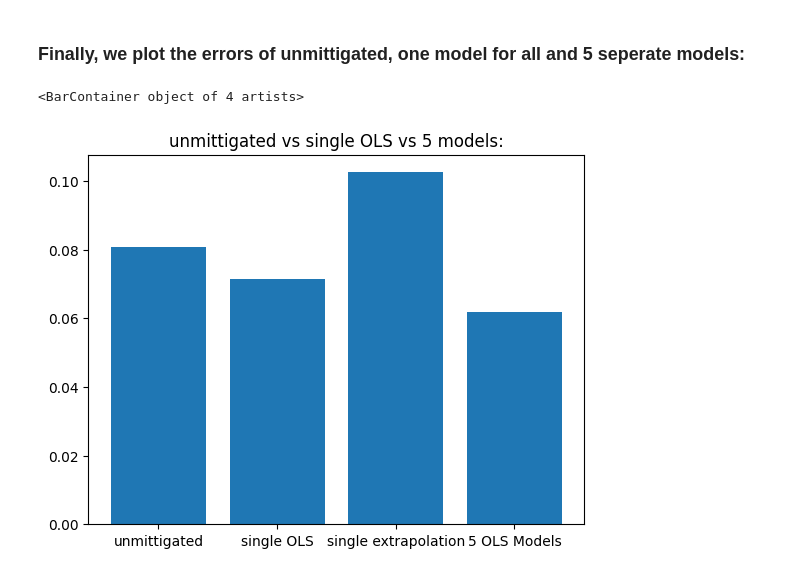
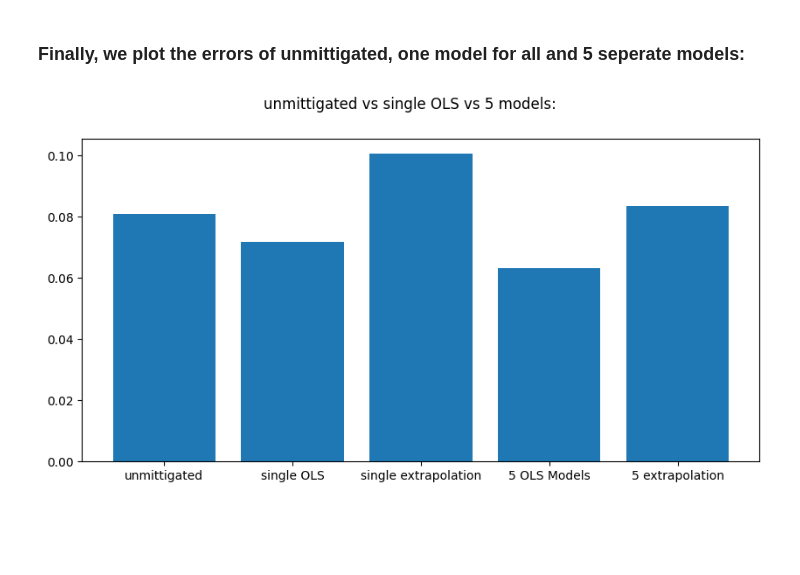
Before and after one commit to prachisharma21/ML_4_QEM, a Jupyter notebook: 5Models_Test.ipynb, the cells around one changed output. Cells and saved outputs as stored; diff of their text form; code cells hidden in the pictures; blank space fills up the shorter version.

Commit message:
added extrapolation tests

```diff
--- a/5Models_Test.ipynb
+++ b/5Models_Test.ipynb
@@ -261,41 +261,57 @@ Xtest_q1 = Xtest[Xtest['encoded_observable'] == '01000']
 Xtest_q2 = Xtest[Xtest['encoded_observable'] == '00100']
 Xtest_q3 = Xtest[Xtest['encoded_observable'] == '00010']
 Xtest_q4 = Xtest[Xtest['encoded_observable'] == '00001']
 
 ytest_q0 = []
 ytest_q1 = []
 ytest_q2 = []
 ytest_q3 = []
 ytest_q4 = []
 
 for i in range(len(Xtest['encoded_observable'])):
     tmp = Xtest['encoded_observable'][i].find('1')
     if(tmp == 0):
         ytest_q0.append(ytest[i])
     if(tmp == 1):
         ytest_q1.append(ytest[i])
     if(tmp == 2):
         ytest_q2.append(ytest[i])
     if(tmp == 3):
         ytest_q3.append(ytest[i])
     if(tmp == 4):
         ytest_q4.append(ytest[i])
 
+input_string = df_extrapolation['observable']
+encoded_string = []
+for string in input_string:
+    encoded_string.append(''.join(['0' if char == 'I' else '1' for char in string]))
+df_extrapolation['encoded_observable'] = encoded_string
+df_ex_q0 = df_extrapolation[df_extrapolation['encoded_observable'] == '10000']
+df_ex_q1 = df_extrapolation[df_extrapolation['encoded_observable'] == '01000']
+df_ex_q2 = df_extrapolation[df_extrapolation['encoded_observable'] == '00100']
+df_ex_q3 = df_extrapolation[df_extrapolation['encoded_observable'] == '00010']
+df_ex_q4 = df_extrapolation[df_extrapolation['encoded_observable'] == '00001']
+
 #q0:
-tmp = [(Xtrain_q0, Xtest_q0, ytrain_q0, ytest_q0),
-       (Xtrain_q1, Xtest_q1, ytrain_q1, ytest_q1),
-       (Xtrain_q2, Xtest_q2, ytrain_q2, ytest_q2),
-       (Xtrain_q3, Xtest_q3, ytrain_q3, ytest_q3),
-       (Xtrain_q4, Xtest_q4, ytrain_q4, ytest_q4)]
+tmp = [(Xtrain_q0, Xtest_q0, ytrain_q0, ytest_q0, df_ex_q0),
+       (Xtrain_q1, Xtest_q1, ytrain_q1, ytest_q1, df_ex_q1),
+       (Xtrain_q2, Xtest_q2, ytrain_q2, ytest_q2, df_ex_q2),
+       (Xtrain_q3, Xtest_q3, ytrain_q3, ytest_q3, df_ex_q3),
+       (Xtrain_q4, Xtest_q4, ytrain_q4, ytest_q4, df_ex_q4)]
 mse = []
 mse_extrapolation = []
-for xtrain, xtest, ytrain, ytest in tmp:
+for xtrain, xtest, ytrain, ytest, df_exp in tmp:
     model = LinearRegression().fit(xtrain.drop(columns=['encoded_observable']), ytrain)
     mse.append(mean_squared_error(ytest, model.predict(xtest.drop(columns=['encoded_observable']))))
+    mse_extrapolation.append(mean_squared_error(df_exp['target'], model.predict(df_exp.drop(columns=['target', 'observable', 'encoded_observable']))))
 
-plt.title('unmittigated vs single OLS vs 5 models:')
-plt.bar(['unmittigated', 'single OLS','single extrapolation', '5 OLS Models'],
-        [bar0, bar_all, bar_all_extra, np.mean(mse)])
+fig = plt.figure()
+fig.suptitle('unmittigated vs single OLS vs 5 models:')
+fig.set_figwidth(10)
+ax = plt.axes()
+ax.bar(['unmittigated', 'single OLS','single extrapolation', '5 OLS Models', '5 extrapolation'],
+        [bar0, bar_all, bar_all_extra, np.mean(mse), np.mean(mse_extrapolation)])
+fig.add_axes(ax)
+plt.show(fig)
 # %% [output]
-<BarContainer object of 4 artists>
-[figure, old version]
+[figure, new version]
```
Also changed, not shown: parts of 2 cells of this notebook.
